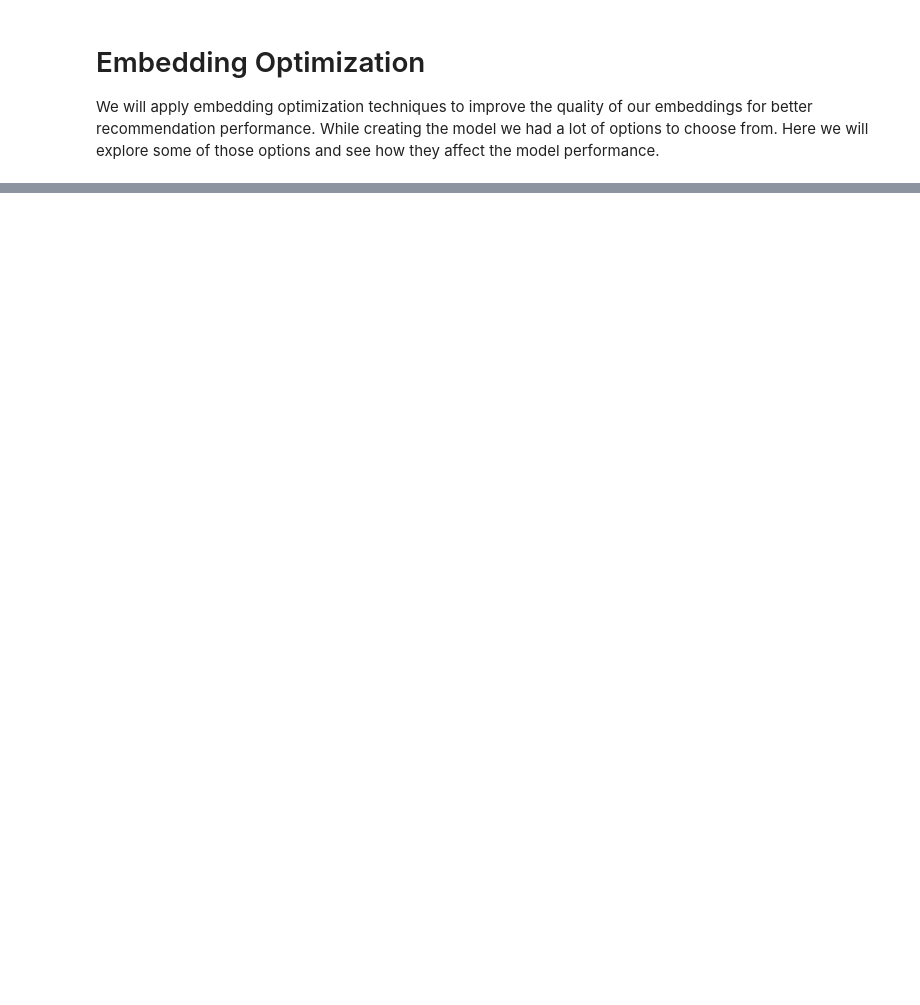
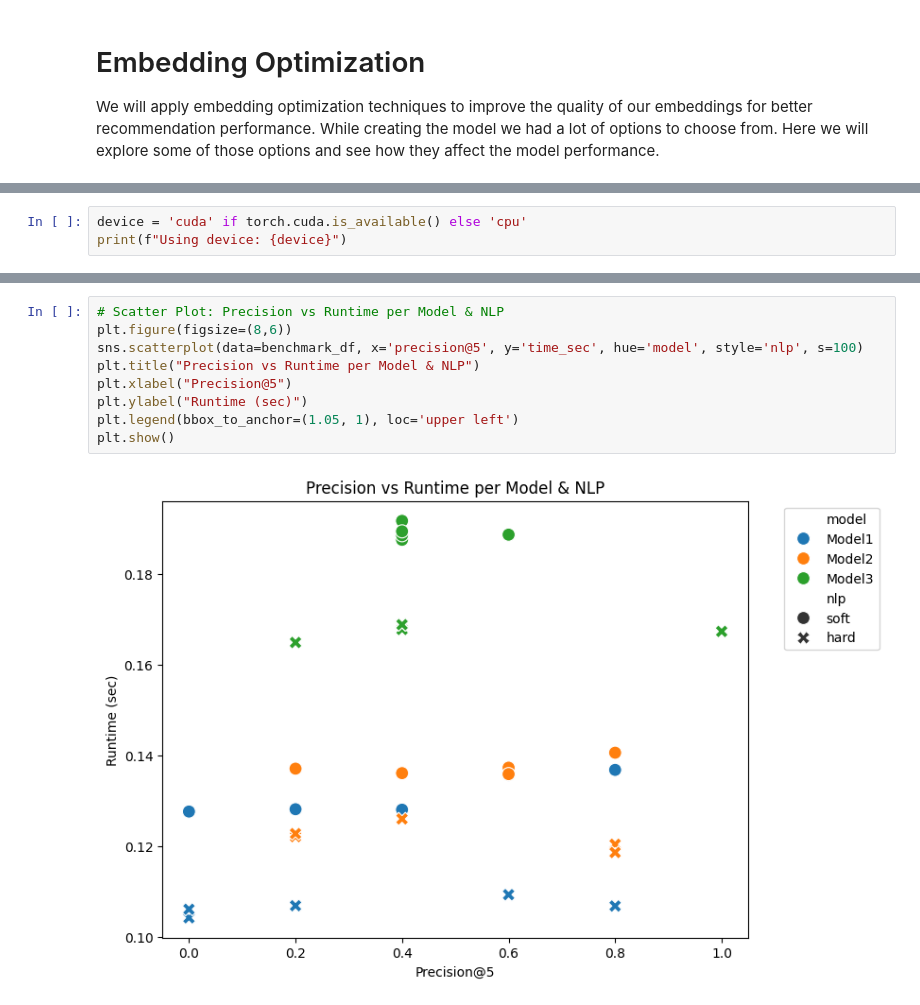
Before and after one commit to DanielvG-IT/Avans, a Jupyter notebook: Notebooks/8_optimization_se.ipynb, the cells around one changed output, grey strips where cells are left out. Cells and saved outputs as stored; diff of their text form; blank space fills up the shorter version.

```diff
--- a/Notebooks/8_optimization_se.ipynb
+++ b/Notebooks/8_optimization_se.ipynb
@@ -472,0 +162,3 @@ After evaluating the different variations of embedding models, NLP preprocessing
+# %%
+device = 'cuda' if torch.cuda.is_available() else 'cpu'
+print(f"Using device: {device}")
@@ -472,0 +415,11 @@ After evaluating the different variations of embedding models, NLP preprocessing
+# %%
+# Scatter Plot: Precision vs Runtime per Model & NLP
+plt.figure(figsize=(8,6))
+sns.scatterplot(data=benchmark_df, x='precision@5', y='time_sec', hue='model', style='nlp', s=100)
+plt.title("Precision vs Runtime per Model & NLP")
+plt.xlabel("Precision@5")
+plt.ylabel("Runtime (sec)")
+plt.legend(bbox_to_anchor=(1.05, 1), loc='upper left')
+plt.show()
+# %% [output]
+[figure, added]
```
Also changed, not shown: parts of 49 cells of this notebook.
